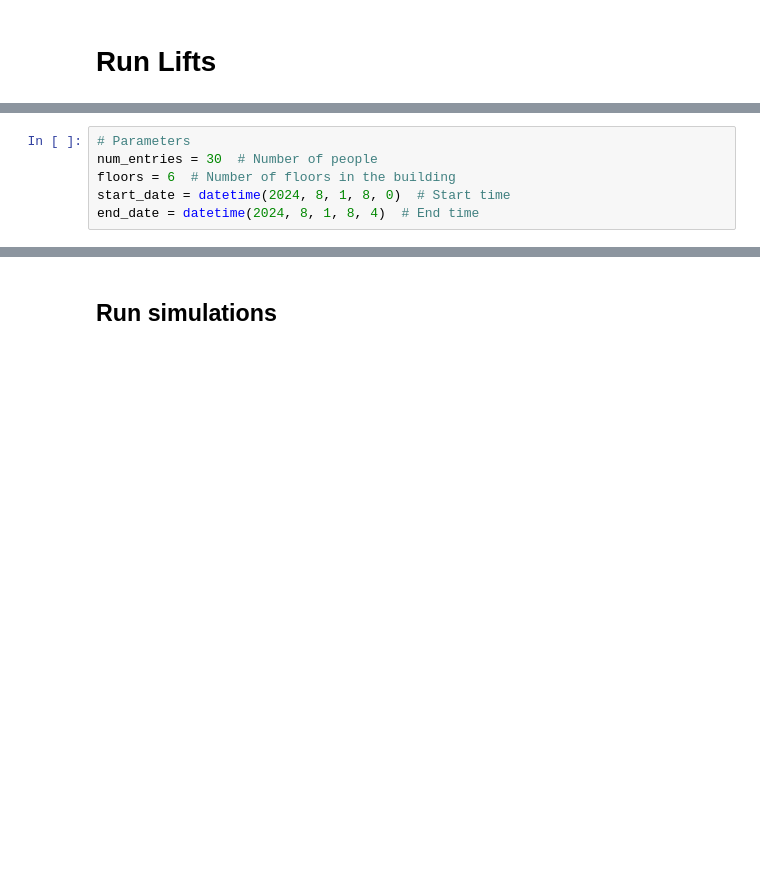
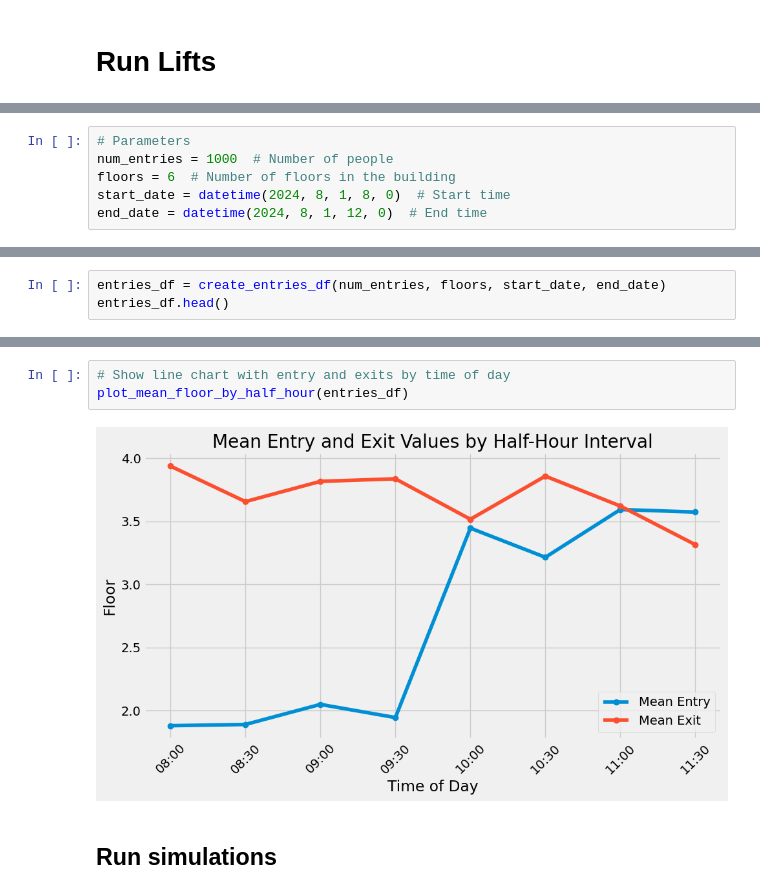
Before and after one commit to uncultivate/elevator-master, a Jupyter notebook: run_lifts.ipynb, the cells around one changed output, grey strips where cells are left out. Saved outputs shown, nothing was run; the diff lists cells and outputs as text; blank space fills up the shorter version.

```diff
--- a/run_lifts.ipynb
+++ b/run_lifts.ipynb
@@ -12,7 +74,7 @@ import random
 # %%
 # Parameters
-num_entries = 30  # Number of people
+num_entries = 1000  # Number of people
 floors = 6  # Number of floors in the building
 start_date = datetime(2024, 8, 1, 8, 0)  # Start time
-end_date = datetime(2024, 8, 1, 8, 4)  # End time
+end_date = datetime(2024, 8, 1, 12, 0)  # End time
 # %% [markdown]
@@ -290,0 +82,3 @@ def single_simulation(algorithm, data, floors, max_elevator_capacity=6, animate=
+# %%
+entries_df = create_entries_df(num_entries, floors, start_date, end_date)
+entries_df.head()
@@ -291,3 +92,8 @@ def single_simulation(algorithm, data, floors, max_elevator_capacity=6, animate=
+# %%
+# Show line chart with entry and exits by time of day
+plot_mean_floor_by_half_hour(entries_df)
+# %% [output]
+[figure, added]
 # %% [markdown]
 ## Run simulations
 # %%
```
Also changed, not shown: parts of 21 cells of this notebook, 5 other files.
